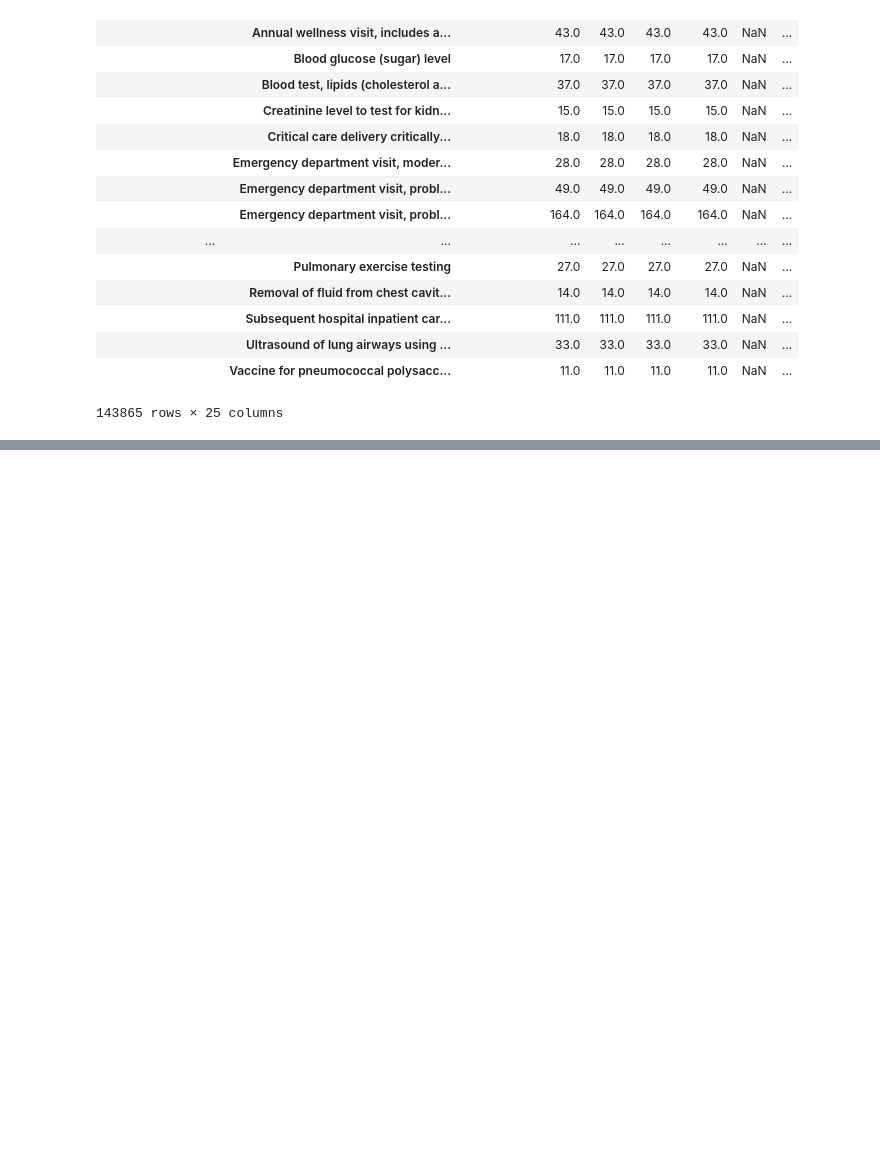
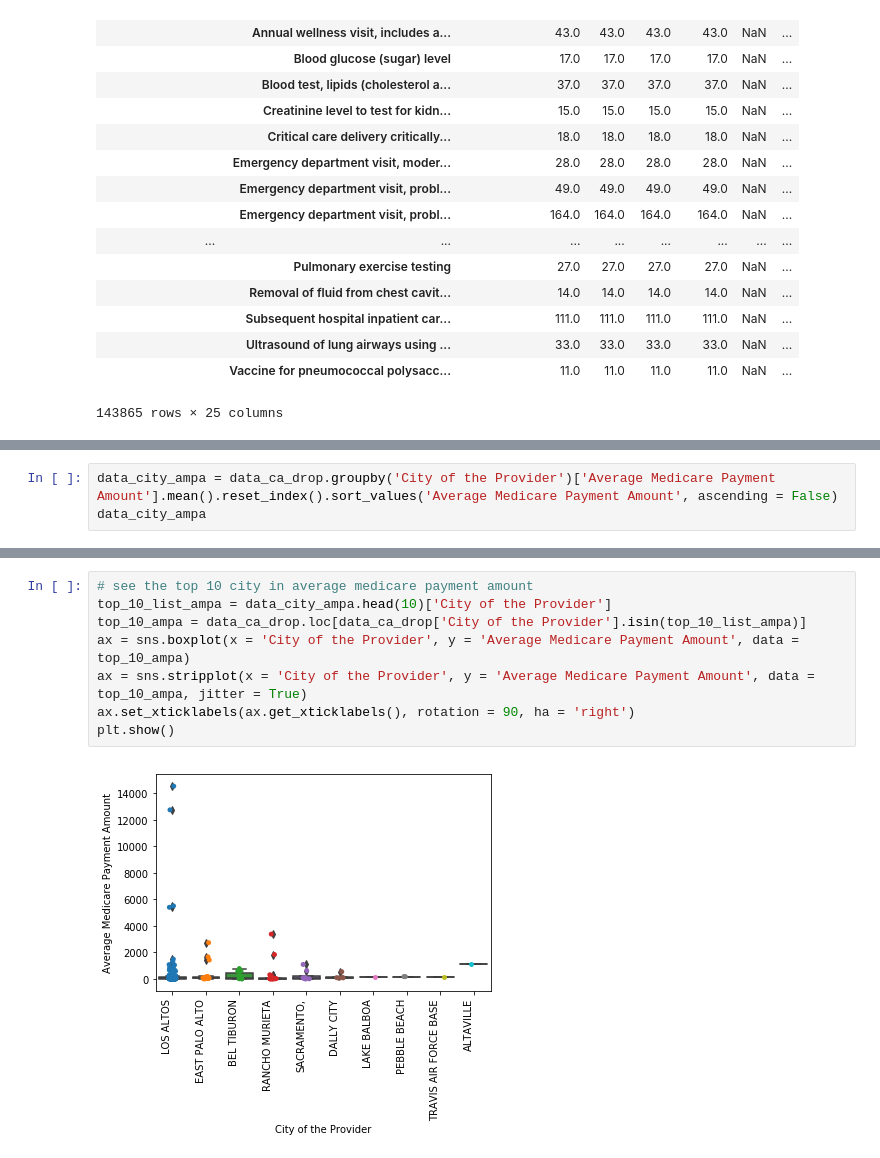
Before and after one commit to chvbs2000/SpringBoard, a Jupyter notebook: Capstone_Project1/analysis.ipynb, the cells around one changed output, grey strips where cells are left out. Saved outputs shown, nothing was run; the diff lists cells and outputs as text; blank space fills up the shorter version.

```diff
--- a/Capstone_Project1/analysis.ipynb
+++ b/Capstone_Project1/analysis.ipynb
@@ -134,0 +230,3 @@ data_ca.groupby(['City of the Provider','HCPCS Description'])['Number of Service
+# %%
+data_city_ampa = data_ca_drop.groupby('City of the Provider')['Average Medicare Payment Amount'].mean().reset_index().sort_values('Average Medicare Payment Amount', ascending = False)
+data_city_ampa
@@ -134,0 +299,10 @@ data_ca.groupby(['City of the Provider','HCPCS Description'])['Number of Service
+# %%
+# see the top 10 city in average medicare payment amount
+top_10_list_ampa = data_city_ampa.head(10)['City of the Provider']
+top_10_ampa = data_ca_drop.loc[data_ca_drop['City of the Provider'].isin(top_10_list_ampa)]
+ax = sns.boxplot(x = 'City of the Provider', y = 'Average Medicare Payment Amount', data = top_10_ampa)
+ax = sns.stripplot(x = 'City of the Provider', y = 'Average Medicare Payment Amount', data = top_10_ampa, jitter = True)
+ax.set_xticklabels(ax.get_xticklabels(), rotation = 90, ha = 'right')
+plt.show()
+# %% [output]
+[figure, added]
```
Also changed, not shown: parts of 23 cells of this notebook.
